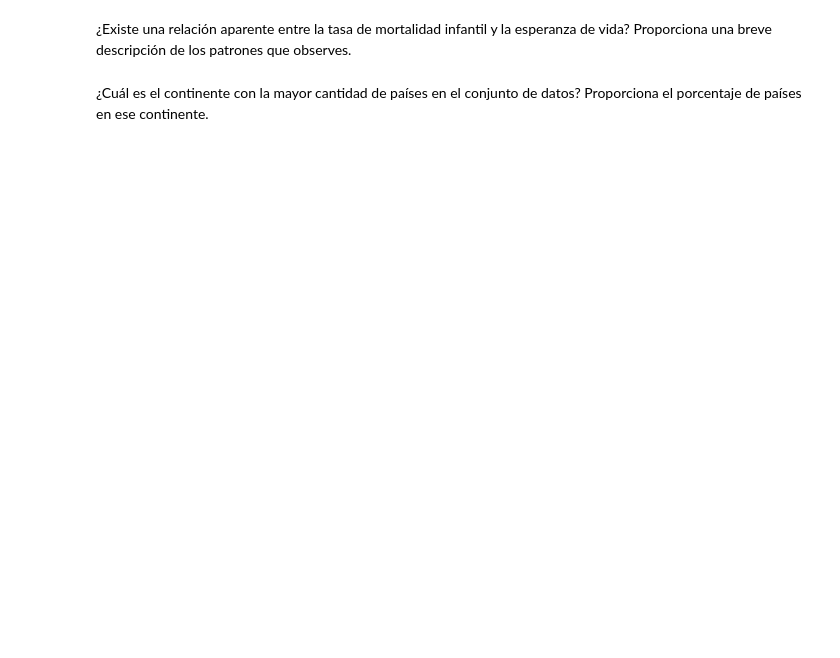
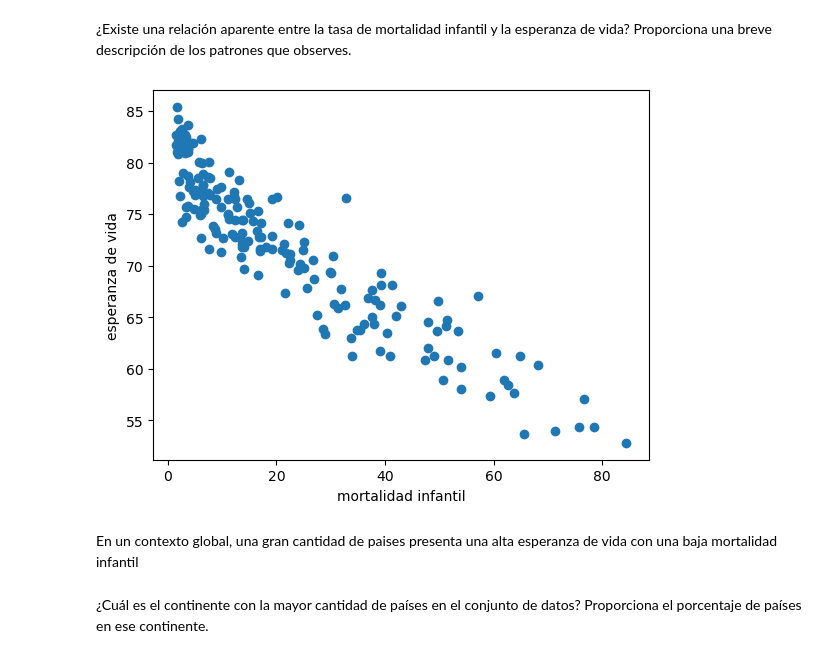
Before and after one commit to spinelf/PairProgramming_Modulo03_Transformando_datos, a Jupyter notebook: 08_promoH-modulo3-visualizacion-pairprogramming-Marga-Sil.ipynb, the cells around one changed output. Drawn from its saved outputs; the diff is of its cells as text; code cells hidden in the pictures; blank space fills up the shorter version.

```diff
--- a/08_promoH-modulo3-visualizacion-pairprogramming-Marga-Sil.ipynb
+++ b/08_promoH-modulo3-visualizacion-pairprogramming-Marga-Sil.ipynb
@@ -9,4 +46,13 @@ En este pair programming usaremos el csv que generamos en el pair programming de
 # %% [markdown]
 ¿Existe una relación aparente entre la tasa de mortalidad infantil y la esperanza de vida? Proporciona una breve descripción de los patrones que observes.
+# %%
+#columnas a utilizar : 'infant_mortality', 'life_expectancy'
+plt.scatter(data=df, x='infant_mortality',y='life_expectancy')
+plt.xlabel('mortalidad infantil')
+plt.ylabel('esperanza de vida');
+# %% [output]
+[figure, added]
+# %% [markdown]
+En un contexto global, una gran cantidad de paises presenta una alta esperanza de vida  con una baja mortalidad infantil
 # %% [markdown]
 ¿Cuál es el continente con la mayor cantidad de países en el conjunto de datos? Proporciona el porcentaje de países en ese continente.
```
Also changed, not shown: parts of 8 cells of this notebook.
